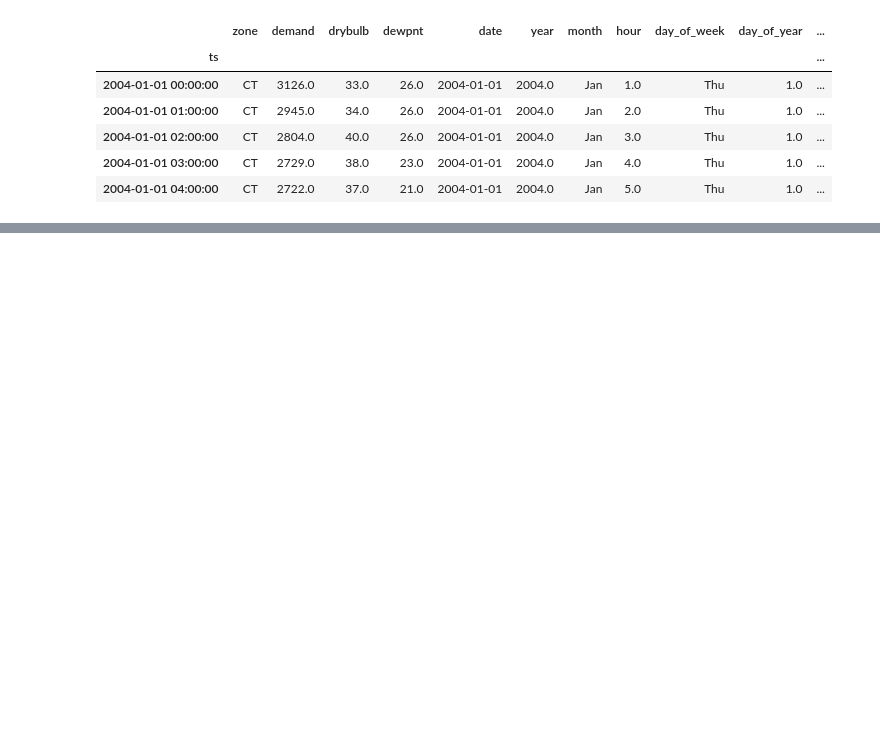
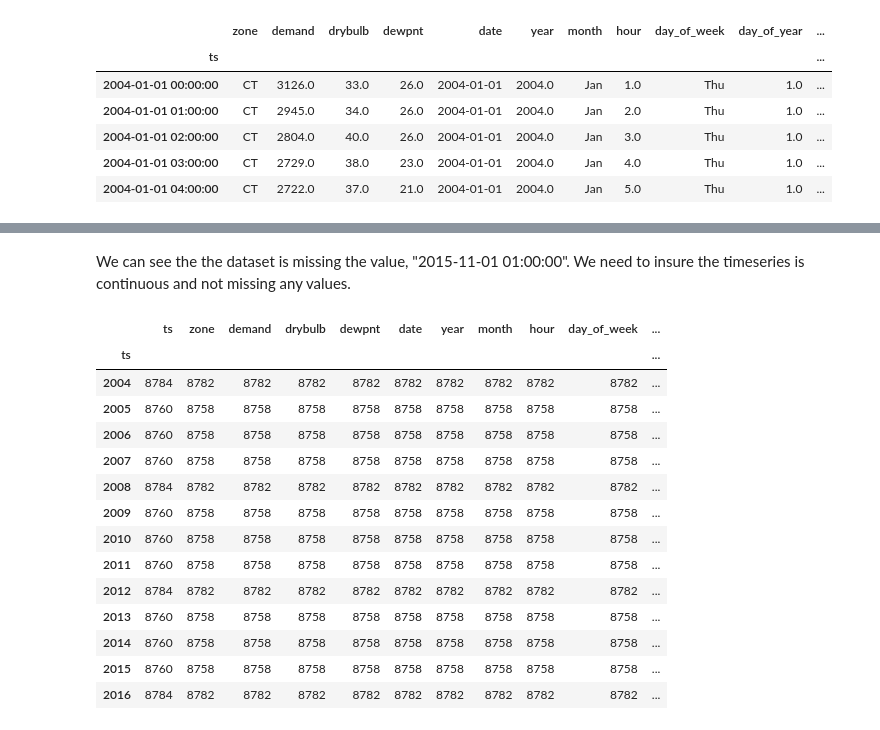
Before and after one commit to thenoaimi/energy-consumption-repo, a Jupyter notebook: DataCleaning.ipynb, the cells around one changed output, grey strips where cells are left out. Drawn from its saved outputs; the diff is of its cells as text; code cells hidden in the pictures; blank space fills up the shorter version.

```diff
--- a/DataCleaning.ipynb
+++ b/DataCleaning.ipynb
@@ -24,0 +66,25 @@ CT.head()
+# %% [markdown]
+We can see the the dataset is missing the value, "2015-11-01 01:00:00". We need to insure the timeseries is continuous and not missing any values.
+# %%
+# Setting index frequency for the time series to be in 1 hour intervals
+s = CT.asfreq(freq='1h')
+# Reseting the index
+s.reset_index(inplace=True)
+s['ts'] = s['ts'].dt.floor('H')
+s.groupby(s['ts'].dt.year).count()
+# %% [output]
+|  | ts | zone | demand | drybulb | dewpnt | date | year | month | hour | day_of_week | ... |
+| ts |  |  |  |  |  |  |  |  |  |  | ... |
+| 2004 | 8784 | 8782 | 8782 | 8782 | 8782 | 8782 | 8782 | 8782 | 8782 | 8782 | ... |
+| 2005 | 8760 | 8758 | 8758 | 8758 | 8758 | 8758 | 8758 | 8758 | 8758 | 8758 | ... |
+| 2006 | 8760 | 8758 | 8758 | 8758 | 8758 | 8758 | 8758 | 8758 | 8758 | 8758 | ... |
+| 2007 | 8760 | 8758 | 8758 | 8758 | 8758 | 8758 | 8758 | 8758 | 8758 | 8758 | ... |
+| 2008 | 8784 | 8782 | 8782 | 8782 | 8782 | 8782 | 8782 | 8782 | 8782 | 8782 | ... |
+| 2009 | 8760 | 8758 | 8758 | 8758 | 8758 | 8758 | 8758 | 8758 | 8758 | 8758 | ... |
+| 2010 | 8760 | 8758 | 8758 | 8758 | 8758 | 8758 | 8758 | 8758 | 8758 | 8758 | ... |
+| 2011 | 8760 | 8758 | 8758 | 8758 | 8758 | 8758 | 8758 | 8758 | 8758 | 8758 | ... |
+| 2012 | 8784 | 8782 | 8782 | 8782 | 8782 | 8782 | 8782 | 8782 | 8782 | 8782 | ... |
+| 2013 | 8760 | 8758 | 8758 | 8758 | 8758 | 8758 | 8758 | 8758 | 8758 | 8758 | ... |
+| 2014 | 8760 | 8758 | 8758 | 8758 | 8758 | 8758 | 8758 | 8758 | 8758 | 8758 | ... |
+| 2015 | 8760 | 8758 | 8758 | 8758 | 8758 | 8758 | 8758 | 8758 | 8758 | 8758 | ... |
+| 2016 | 8784 | 8782 | 8782 | 8782 | 8782 | 8782 | 8782 | 8782 | 8782 | 8782 | ... |
```
Also changed, not shown: parts of 15 cells of this notebook.
